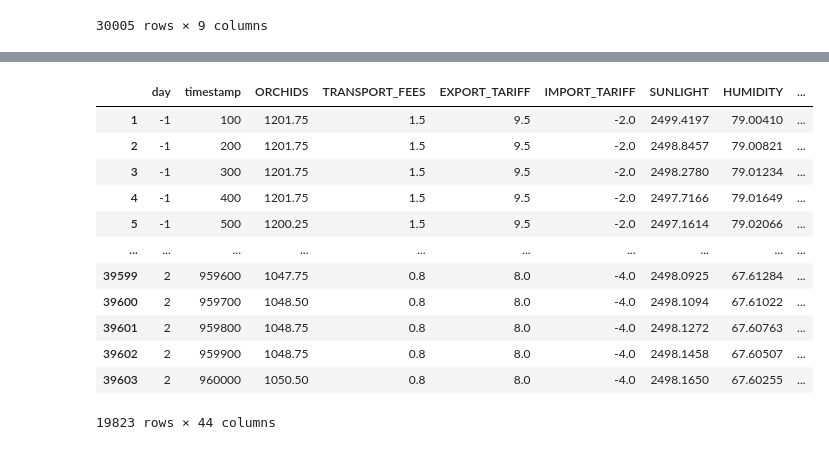
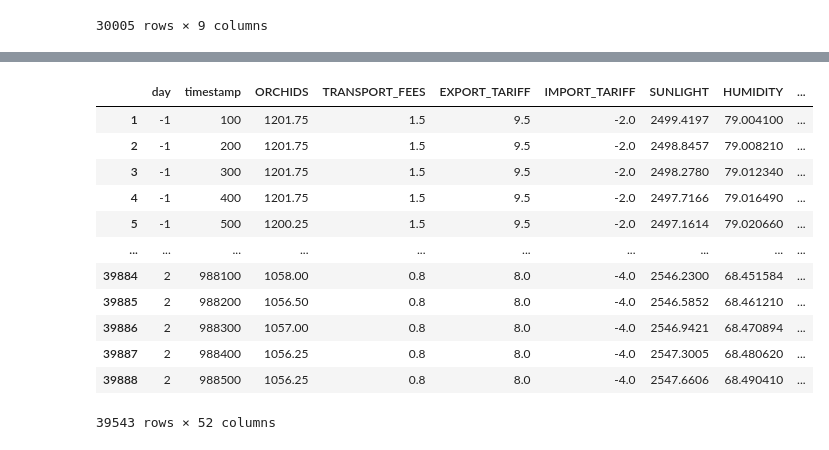
Before and after one commit to felixpoirier1/Prosperity, a Jupyter notebook: data analysis/Round 2/r2 ANAL_r2 test.ipynb, the cells around one changed output, grey strips where cells are left out. Cells and saved outputs as stored; diff of their text form; code cells hidden in the pictures.

```diff
--- a/data analysis/Round 2/r2 ANAL_r2 test.ipynb
+++ b/data analysis/Round 2/r2 ANAL_r2 test.ipynb
@@ -291,24 +336,25 @@ plot_orchids_sunlight_humidity(orchids)
 # target_humidity_df = orchids[(orchids['HUMIDITY'] >= 60) & (orchids['HUMIDITY'] <= 80) & (orchids['day'] == -1) & (orchids['timestamp'] > 745000)].reset_index()
 # target_humidity_df.head(50)
 # %%
-orchids_cleaned = orchids[(orchids['abs_hum_dist'] <= 10)].dropna().copy() #  & (orchids['SUNLIGHT'] < 2500)  & (orchids['day'] <= 1)
+orchids_cleaned = orchids[(orchids['day'] <= 2)].dropna().copy() #  & (orchids['SUNLIGHT'] < 2500)  &  (orchids['abs_hum_dist'] <= 10)
 X = orchids_cleaned[features_mid_hum].copy()
-y = orchids_cleaned['ORCHIDS']
+y = orchids_cleaned['orchid_roll_rel_shift']
+z = orchids_cleaned['orchid_roll_up_down']
 orchids_cleaned
 # %% [output]
 |  | day | timestamp | ORCHIDS | TRANSPORT_FEES | EXPORT_TARIFF | IMPORT_TARIFF | SUNLIGHT | HUMIDITY | ... |
-| 1 | -1 | 100 | 1201.75 | 1.5 | 9.5 | -2.0 | 2499.4197 | 79.00410 | ... |
-| 2 | -1 | 200 | 1201.75 | 1.5 | 9.5 | -2.0 | 2498.8457 | 79.00821 | ... |
-| 3 | -1 | 300 | 1201.75 | 1.5 | 9.5 | -2.0 | 2498.2780 | 79.01234 | ... |
-| 4 | -1 | 400 | 1201.75 | 1.5 | 9.5 | -2.0 | 2497.7166 | 79.01649 | ... |
-| 5 | -1 | 500 | 1200.25 | 1.5 | 9.5 | -2.0 | 2497.1614 | 79.02066 | ... |
+| 1 | -1 | 100 | 1201.75 | 1.5 | 9.5 | -2.0 | 2499.4197 | 79.004100 | ... |
+| 2 | -1 | 200 | 1201.75 | 1.5 | 9.5 | -2.0 | 2498.8457 | 79.008210 | ... |
+| 3 | -1 | 300 | 1201.75 | 1.5 | 9.5 | -2.0 | 2498.2780 | 79.012340 | ... |
+| 4 | -1 | 400 | 1201.75 | 1.5 | 9.5 | -2.0 | 2497.7166 | 79.016490 | ... |
+| 5 | -1 | 500 | 1200.25 | 1.5 | 9.5 | -2.0 | 2497.1614 | 79.020660 | ... |
 | ... | ... | ... | ... | ... | ... | ... | ... | ... | ... |
-| 39599 | 2 | 959600 | 1047.75 | 0.8 | 8.0 | -4.0 | 2498.0925 | 67.61284 | ... |
-| 39600 | 2 | 959700 | 1048.50 | 0.8 | 8.0 | -4.0 | 2498.1094 | 67.61022 | ... |
-| 39601 | 2 | 959800 | 1048.75 | 0.8 | 8.0 | -4.0 | 2498.1272 | 67.60763 | ... |
-| 39602 | 2 | 959900 | 1048.75 | 0.8 | 8.0 | -4.0 | 2498.1458 | 67.60507 | ... |
-| 39603 | 2 | 960000 | 1050.50 | 0.8 | 8.0 | -4.0 | 2498.1650 | 67.60255 | ... |
+| 39884 | 2 | 988100 | 1058.00 | 0.8 | 8.0 | -4.0 | 2546.2300 | 68.451584 | ... |
+| 39885 | 2 | 988200 | 1056.50 | 0.8 | 8.0 | -4.0 | 2546.5852 | 68.461210 | ... |
+| 39886 | 2 | 988300 | 1057.00 | 0.8 | 8.0 | -4.0 | 2546.9421 | 68.470894 | ... |
+| 39887 | 2 | 988400 | 1056.25 | 0.8 | 8.0 | -4.0 | 2547.3005 | 68.480620 | ... |
+| 39888 | 2 | 988500 | 1056.25 | 0.8 | 8.0 | -4.0 | 2547.6606 | 68.490410 | ... |
-19823 rows × 44 columns
+39543 rows × 52 columns
 # %%
 X_train_scaled = X[orchids_cleaned['day'] <= 1] # X_train # scaler.fit_transform(X_train) #
 X_test_scaled = X[orchids_cleaned['day'] > 1]# X_test # scaler.transform(X_test) #
```
Also changed, not shown: parts of 27 cells of this notebook, 4 other files.
